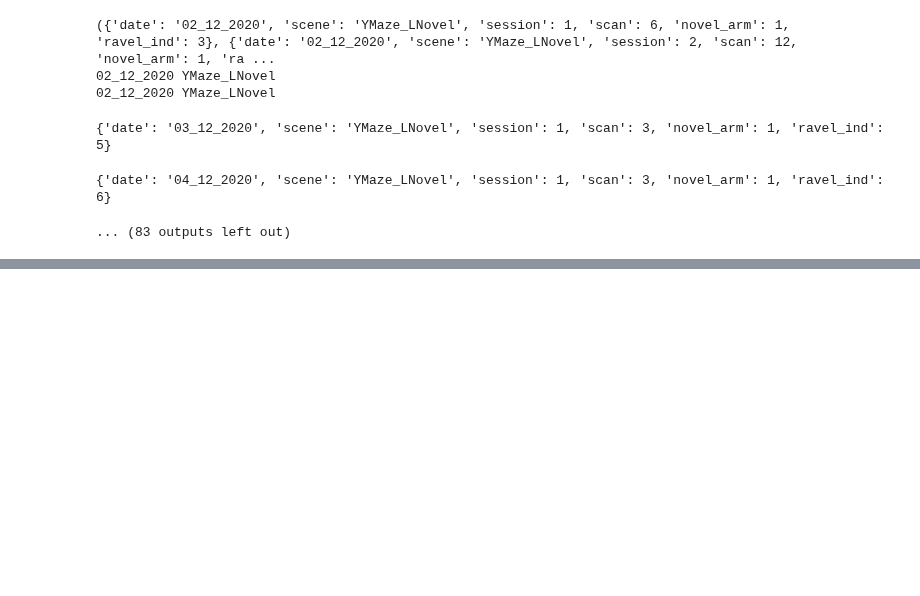
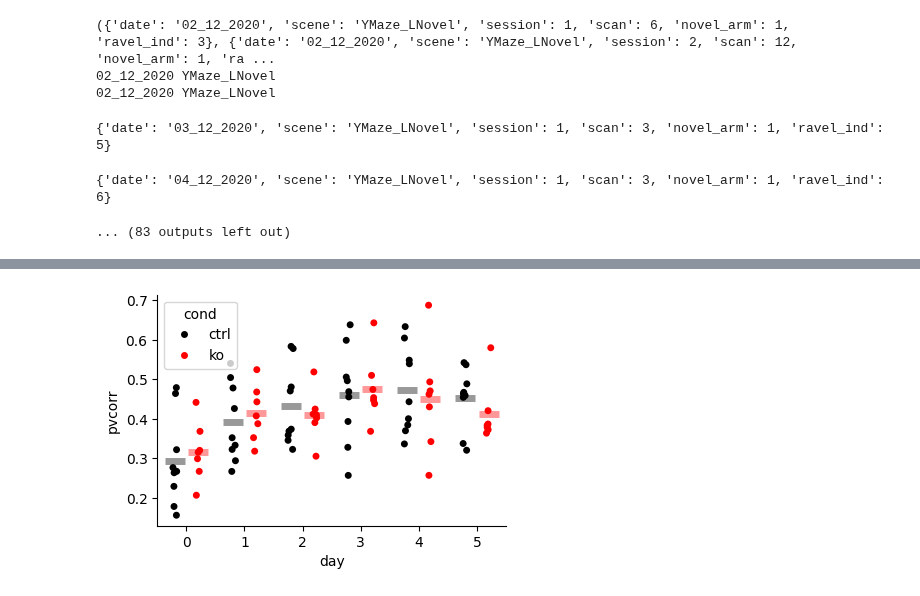
Before and after one commit to GiocomoLab/STX3KO_analyses, a Jupyter notebook: notebooks/supp_figs/fig_s5_placecellstats/pv_corr.ipynb, the cells around one changed output, grey strips where cells are left out. Cells and saved outputs as stored; diff of their text form; code cells hidden in the pictures; blank space fills up the shorter version.

```diff
--- a/notebooks/supp_figs/fig_s5_placecellstats/pv_corr.ipynb
+++ b/notebooks/supp_figs/fig_s5_placecellstats/pv_corr.ipynb
@@ -162,0 +201,37 @@ df = pd.DataFrame(rows)
+# %%
+fig, ax = plt.subplots(figsize=[4.5,3])
+
+
+sns.stripplot(
+    data=tmp_df,
+    x='day',
+    y='pvcorr',
+    hue='cond',
+    dodge=True,
+    ax=ax,
+    palette=['black','red'],
+    hue_order=['ctrl','ko'],
+    alpha=1.,
+)
+
+sns.pointplot(
+    data=tmp_df,
+    x='day',
+    y='pvcorr',
+    hue='cond',
+    dodge=.4,
+    ax=ax,
+    palette=['black','red'],
+    hue_order=['ctrl','ko'],
+    errorbar=None,
+    linestyles="none",
+    marker="_", markersize=15, markeredgewidth=5, legend=False, alpha=.4,
+)
+
+
+ax.spines['top'].set_visible(False)
+ax.spines['right'].set_visible(False)
+
+fig.savefig(figdir / "dense_acrosstttype_pvcorr_v_days.pdf")
+# %% [output]
+[figure, added]
```
Also changed, not shown: parts of 8 cells of this notebook.
